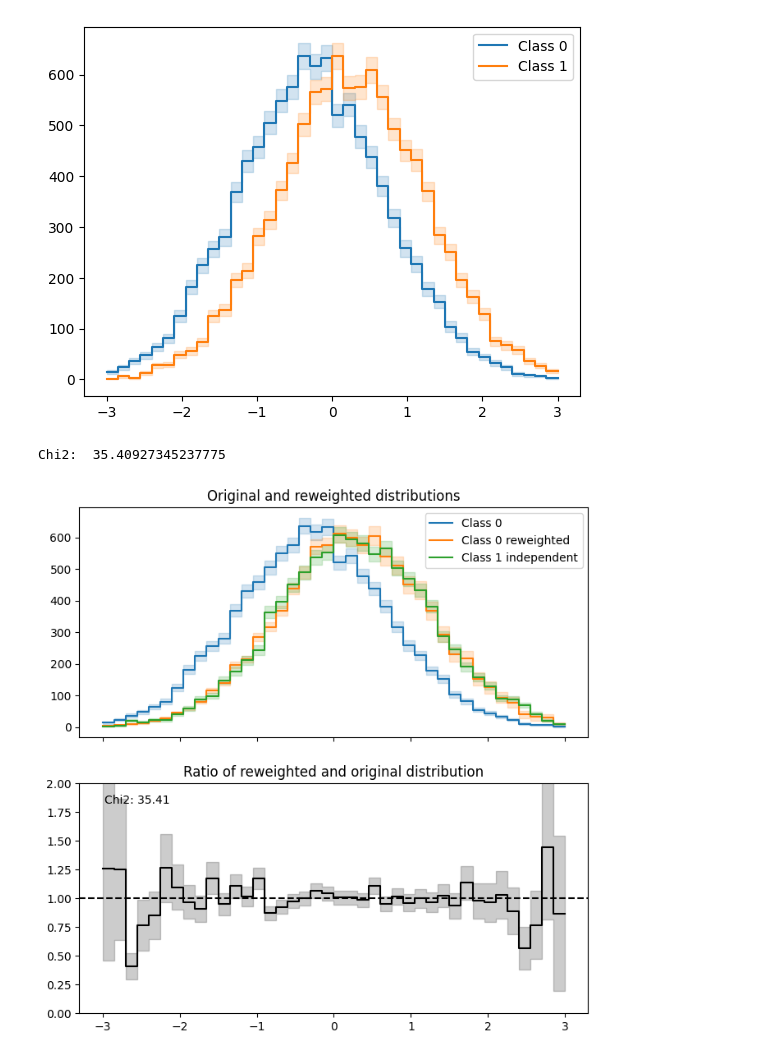
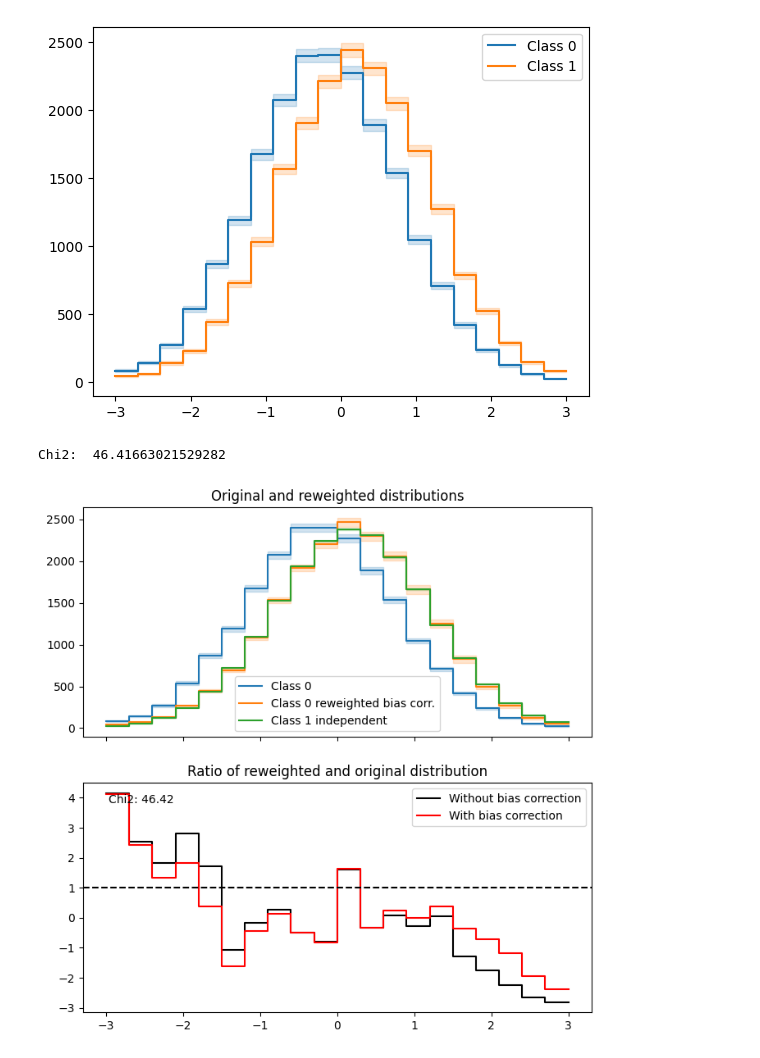
Before and after one commit to LeanderFischer/ultrasurfaces, a Jupyter notebook: Simple KNN Plots.ipynb, the cells around one changed output. Cells and saved outputs as stored; diff of their text form; code cells hidden in the pictures.

Commit message:
plot pulls

```diff
--- a/Simple KNN Plots.ipynb
+++ b/Simple KNN Plots.ipynb
@@ -7,13 +7,13 @@ from toy_mc.histogram import Histogram, plot_histogram
 # %%
 # generate samples from two shifted gaussians
 np.random.seed(0)
-x = np.concatenate([np.random.normal(-0.25, 1, 10000), np.random.normal(0.25, 1, 10000)])
+x = np.concatenate([np.random.normal(-0.2, 1, 20000), np.random.normal(0.2, 1, 20000)])
 # class labels for the samples
-y = np.concatenate([np.zeros(10000), np.ones(10000)])
+y = np.concatenate([np.zeros(20000), np.ones(20000)])
 # Make Histogram for each class and fill with samples
-hist0 = Histogram(bin_edges=np.linspace(-3, 3, 41))
+hist0 = Histogram(bin_edges=np.linspace(-3, 3, 21))
 hist0.fill(x[y == 0])
-hist1 = Histogram(bin_edges=np.linspace(-3, 3, 41))
+hist1 = Histogram(bin_edges=np.linspace(-3, 3, 21))
 hist1.fill(x[y == 1])
 # plot both distributions
 fig, ax = plt.subplots()
@@ -22,54 +22,73 @@ plot_histogram(hist1, label="Class 1", ax=ax)
 plt.legend()
 plt.show()
 # %% [output]
-[figure, old version]
+[figure, new version]
 # %%
 # import KNN classifier and train on the data
 from surfaces.sample_weighted_kneighbors import SampleWeightedKNeighborsClassifier
 # %%
-knn = SampleWeightedKNeighborsClassifier(n_neighbors=500)
+knn = SampleWeightedKNeighborsClassifier(n_neighbors=4000)
 # Train the classifier
 knn.fit(x[:, np.newaxis], y)
 # predict the class probabilities for the samples (without bias correction)
-y_pred = knn.predict_proba(x[:, np.newaxis], correct_bias=True)
+y_pred = knn.predict_proba(x[:, np.newaxis], correct_bias=False)
 # Get samples from class 0
 x0 = x[y == 0]
 # Calculate reweighting factors as the ratio of the class probabilities
 w0 =  y_pred[y == 0, 1] / y_pred[y == 0, 0]
+# %%
+# get same prediction but with bias correction
+y_pred = knn.predict_proba(x[:, np.newaxis], correct_bias=True)
+# Calculate reweighting factors as the ratio of the class probabilities
+w0_no_bias =  y_pred[y == 0, 1] / y_pred[y == 0, 0]
 # %%
 # Make new Histogram for class 0 and fill with samples and weights
-hist0_reweighted = Histogram(bin_edges=np.linspace(-3, 3, 41))
+hist0_reweighted = Histogram(bin_edges=np.linspace(-3, 3, 21))
 hist0_reweighted.fill(x0, weights=w0)
+# Second histogram, using weights without bias correction
+hist0_reweighted_no_bias = Histogram(bin_edges=np.linspace(-3, 3, 21))
+hist0_reweighted_no_bias.fill(x0, weights=w0_no_bias)
 # Generate another sample from the same distribution as that of class 1
-x1 = np.random.normal(0.25, 1, 10000)
+x1 = np.random.normal(0.2, 1, 1000000)
 # Make Histogram for class 1 and fill with samples
-hist1_independent = Histogram(bin_edges=np.linspace(-3, 3, 41))
+hist1_independent = Histogram(bin_edges=np.linspace(-3, 3, 21))
 hist1_independent.fill(x1)
+hist1_independent = hist1_independent / 50
 # Make plot with two panels. Upper panel shows the original distributions and the
 # reweighted distribution for class 0. Lower panel shows the ratio of the
 # distributions.
 fig, ax = plt.subplots(2, 1, sharex=True, figsize=(8, 8))
 plot_histogram(hist0, label="Class 0", ax=ax[0])
-plot_histogram(hist0_reweighted, label="Class 0 reweighted", ax=ax[0])
+# plot_histogram(hist0_reweighted, label="Class 0 reweighted", ax=ax[0])
+plot_histogram(hist0_reweighted_no_bias, label="Class 0 reweighted bias corr.", ax=ax[0])
 # plot_histogram(hist1, label="Class 1", ax=ax[0])
 plot_histogram(hist1_independent, label="Class 1 independent", ax=ax[0])
 ax[0].legend()
 ax[0].set_title("Original and reweighted distributions")
 # Divide the Histograms
 # ratio = hist0_reweighted / hist1
-ratio = hist0_reweighted / hist1_independent
-# Plot the ratio
-plot_histogram(ratio, ax=ax[1], color="k")
+# ratio = hist0_reweighted / hist1_independent
+# # ratio with bias correction
+# ratio_no_bias = hist0_reweighted_no_bias / hist1  #_independent
+# # Plot the ratio
+# plot_histogram(ratio, ax=ax[1], color="k", label="Without bias correction")
+# plot_histogram(ratio_no_bias, ax=ax[1], color="r", label="With bias correction")
+
+# calculate pull between the reweighted and the newly drawn distribution
+# from class 1
+pull = (hist0_reweighted.hist - hist1_independent.hist) / np.sqrt(hist1_independent.hist_unc**2 + hist0_reweighted.hist_unc**2)
+pull_no_bias = (hist0_reweighted_no_bias.hist - hist1_independent.hist) / np.sqrt(hist1_independent.hist_unc**2 + hist0_reweighted_no_bias.hist_unc**2)
+# plot the chi2 as a step-plot
+ax[1].step(hist0.bin_edges, np.append(pull, pull[-1]), where="post", color="k", label="Without bias correction")
+ax[1].step(hist0.bin_edges, np.append(pull_no_bias, pull_no_bias[-1]), where="post", color="r", label="With bias correction")
+ax[1].legend()
 ax[1].set_title("Ratio of reweighted and original distribution")
-ax[1].set_ylim(0, 2)
+# ax[1].set_ylim(0, 2)
 ax[1].axhline(1, color="k", linestyle="--")
-# calculate chi-square between the reweighted and the newly drawn distribution
-# from class 1
-chi2 = (hist0_reweighted.hist - hist1_independent.hist) ** 2 / (hist1_independent.hist_unc**2 + hist0_reweighted.hist_unc**2)
 # print and add to lower panel
-print("Chi2: ", np.sum(chi2))
-ax[1].text(0.05, 0.95, "Chi2: {:.2f}".format(np.sum(chi2)), transform=ax[1].transAxes, va="top")
+print("Chi2: ", np.sum(pull_no_bias ** 2))
+ax[1].text(0.05, 0.95, "Chi2: {:.2f}".format(np.sum(pull_no_bias ** 2)), transform=ax[1].transAxes, va="top")
 plt.show()
 # %% [output]
-Chi2:  35.40927345237775
+Chi2:  46.41663021529282
-[figure, old version]
+[figure, new version]
```
